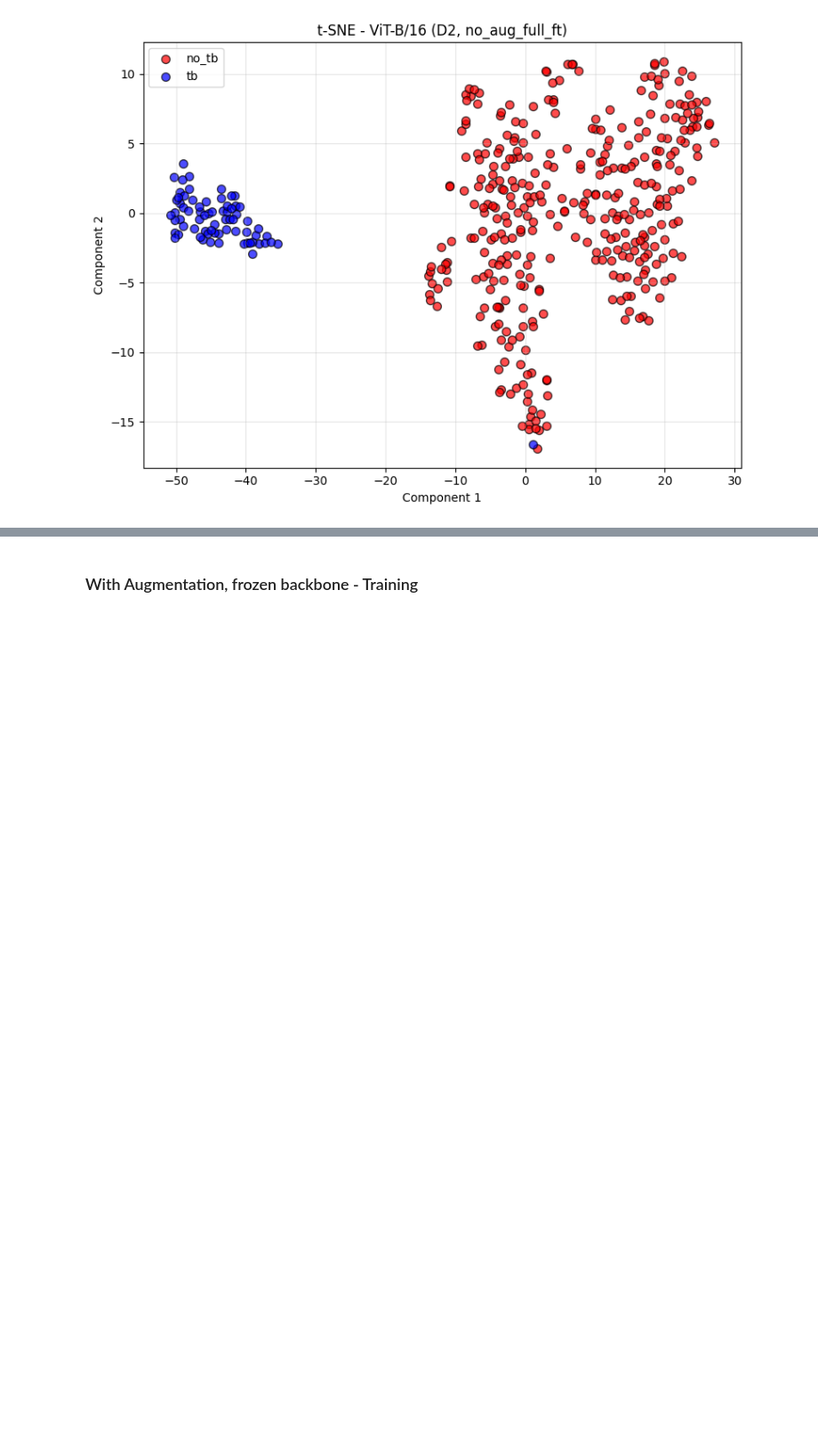
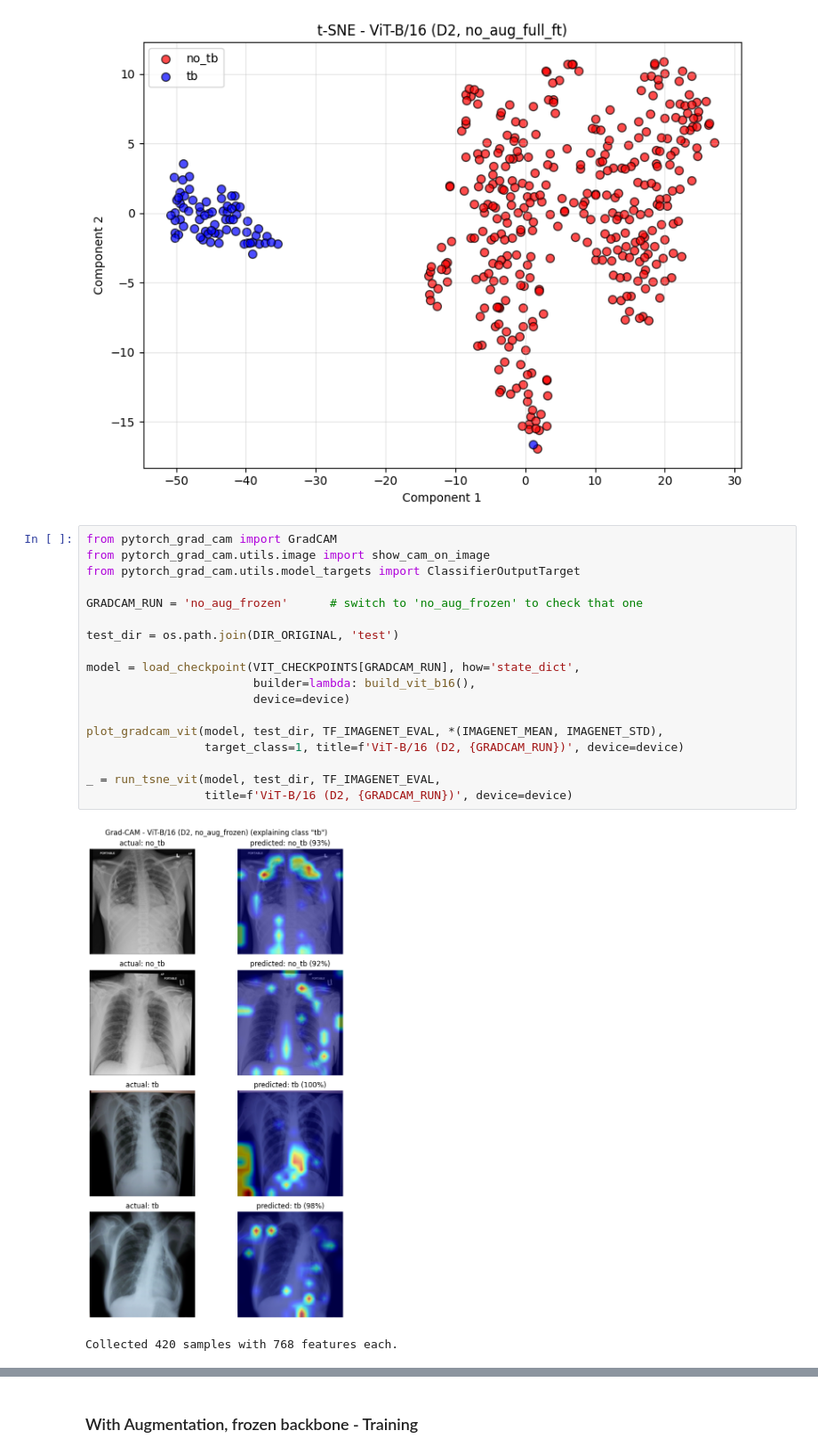
Before and after one commit to Daudi-Zacharia/msc-thesis, a Jupyter notebook: classification/clean_notebooks/d2_experiments.ipynb, the cells around one changed output, grey strips where cells are left out. Shown at 89% size. Saved outputs shown, nothing was run; the diff lists cells and outputs as text; blank space fills up the shorter version.

Commit message:
Colab run of ViT experiments across all schemes, along with grad-CAM

```diff
--- a/classification/clean_notebooks/d2_experiments.ipynb
+++ b/classification/clean_notebooks/d2_experiments.ipynb
@@ -2169,3 +2136,24 @@ _ = run_tsne_vit(model, test_dir, TF_IMAGENET_EVAL,
 [figure]
 Collected 420 samples with 768 features each.
 [figure]
+# %%
+from pytorch_grad_cam import GradCAM
+from pytorch_grad_cam.utils.image import show_cam_on_image
+from pytorch_grad_cam.utils.model_targets import ClassifierOutputTarget
+
+GRADCAM_RUN = 'no_aug_frozen'      # switch to 'no_aug_frozen' to check that one
+
+test_dir = os.path.join(DIR_ORIGINAL, 'test')
+
+model = load_checkpoint(VIT_CHECKPOINTS[GRADCAM_RUN], how='state_dict',
+                        builder=lambda: build_vit_b16(),
+                        device=device)
+
+plot_gradcam_vit(model, test_dir, TF_IMAGENET_EVAL, *(IMAGENET_MEAN, IMAGENET_STD),
+                 target_class=1, title=f'ViT-B/16 (D2, {GRADCAM_RUN})', device=device)
+
+_ = run_tsne_vit(model, test_dir, TF_IMAGENET_EVAL,
+                 title=f'ViT-B/16 (D2, {GRADCAM_RUN})', device=device)
+# %% [output]
+[figure, added]
+Collected 420 samples with 768 features each.
```
Also changed, not shown: parts of 26 cells of this notebook.
